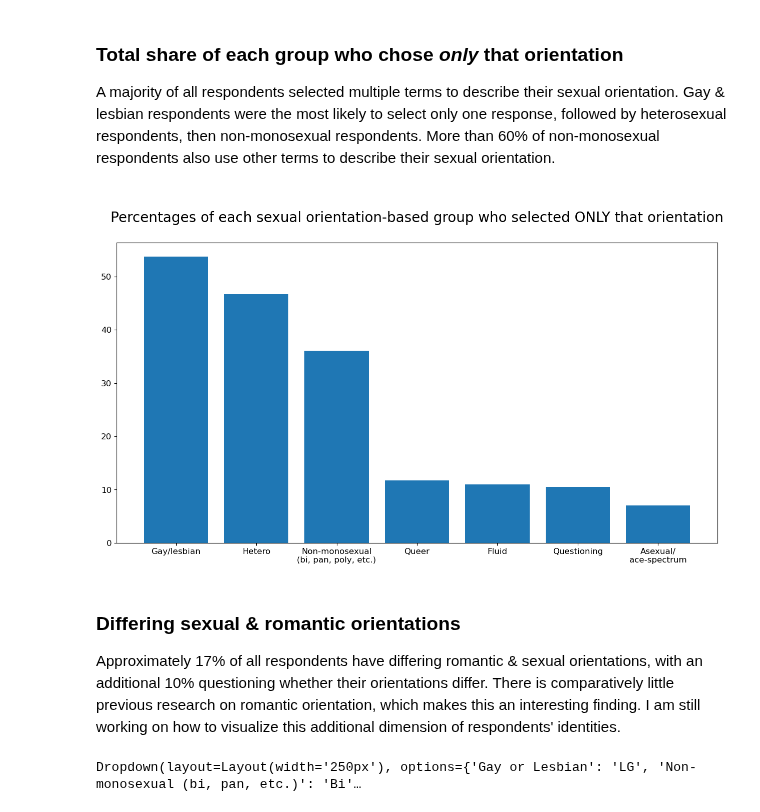
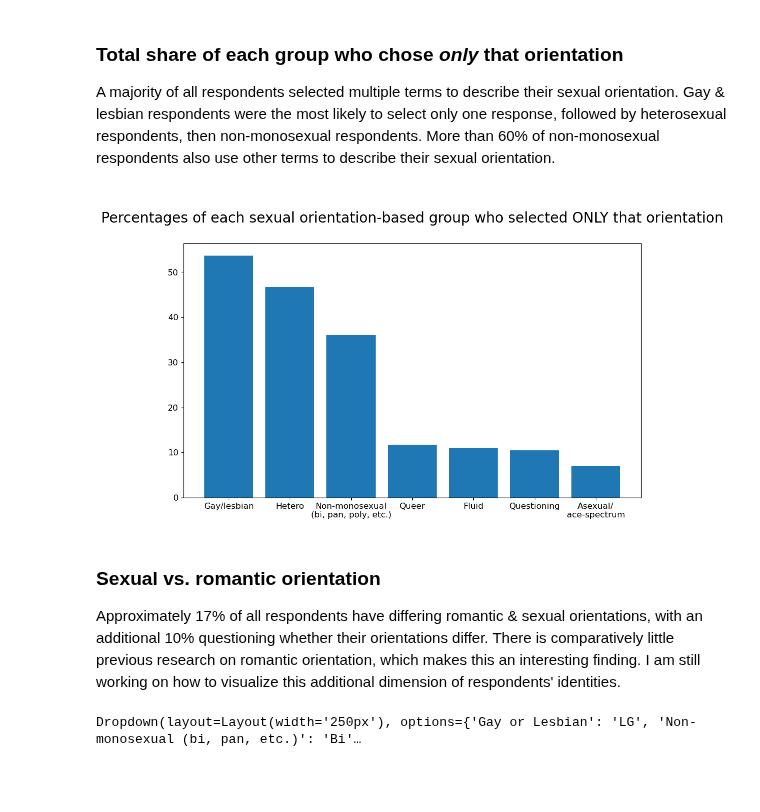
Before and after one commit to kiradelmar/Bibliotek-for-alle, a Jupyter notebook: InteractiveVenn.ipynb, the cells around one changed output. Drawn from its saved outputs; the diff is of its cells as text; code cells hidden in the pictures; blank space fills up the shorter version.

```diff
--- a/InteractiveVenn.ipynb
+++ b/InteractiveVenn.ipynb
@@ -11,5 +11,5 @@ plt.rcParams['legend.title_fontsize'] = 'x-large'
 plt.rc('axes', grid=False)
 plt.rc('axes', titlesize=20)
 plt.rc('axes', labelsize=18)
-plt.rc('figure', figsize=(10,10))
+plt.rc('figure', figsize=(8,8))
 matplotlib.rcParams['figure.dpi'] = 100
@@ -102,17 +104,17 @@ VBox(children=(Dropdown(options={'Choose an orientation': '', 'Asexual /ace-spec
 
 A majority of all respondents selected multiple terms to describe their sexual orientation. Gay & lesbian respondents were the most likely to select only one response, followed by heterosexual respondents, then non-monosexual respondents. More than 60% of non-monosexual respondents also use other terms to describe their sexual orientation.
 # %%
-fig = plt.figure(figsize=(12,6))
+fig = plt.figure(figsize=(9,5))
 ax = fig.add_axes([0,0,1,1])
 groups = ['Gay/lesbian', 'Hetero', 'Non-monosexual\n(bi, pan, poly, etc.)', 'Queer', 'Fluid', 'Questioning', 'Asexual/\nace-spectrum']
 percentages = [53.7,46.7,36.1,11.7,11.0,10.5,7.0]
 ax.bar(groups,percentages)
 
 plt.tick_params(labelsize=12)
 plt.title(label='\nPercentages of each sexual orientation-based group who selected ONLY that orientation\n', size=20)
 plt.show()
 # %% [output]
-[figure, old version]
+[figure, new version]
 # %%
 from IPython.display import display, Markdown
 
@@ -180,7 +182,7 @@ def print_group_info(key):
 #for key in orientation_keys.keys():
  #   print_group_info(key)
 # %% [markdown]
-### Differing sexual & romantic orientations
+### Sexual vs. romantic orientation
 
 Approximately 17% of all respondents have differing romantic & sexual orientations, with an additional 10% questioning whether their orientations differ. There is comparatively little previous research on romantic orientation, which makes this an interesting finding. I am still working on how to visualize this additional dimension of respondents' identities.
 # %%
```
Also changed, not shown: parts of 13 cells of this notebook, 1 other file.
